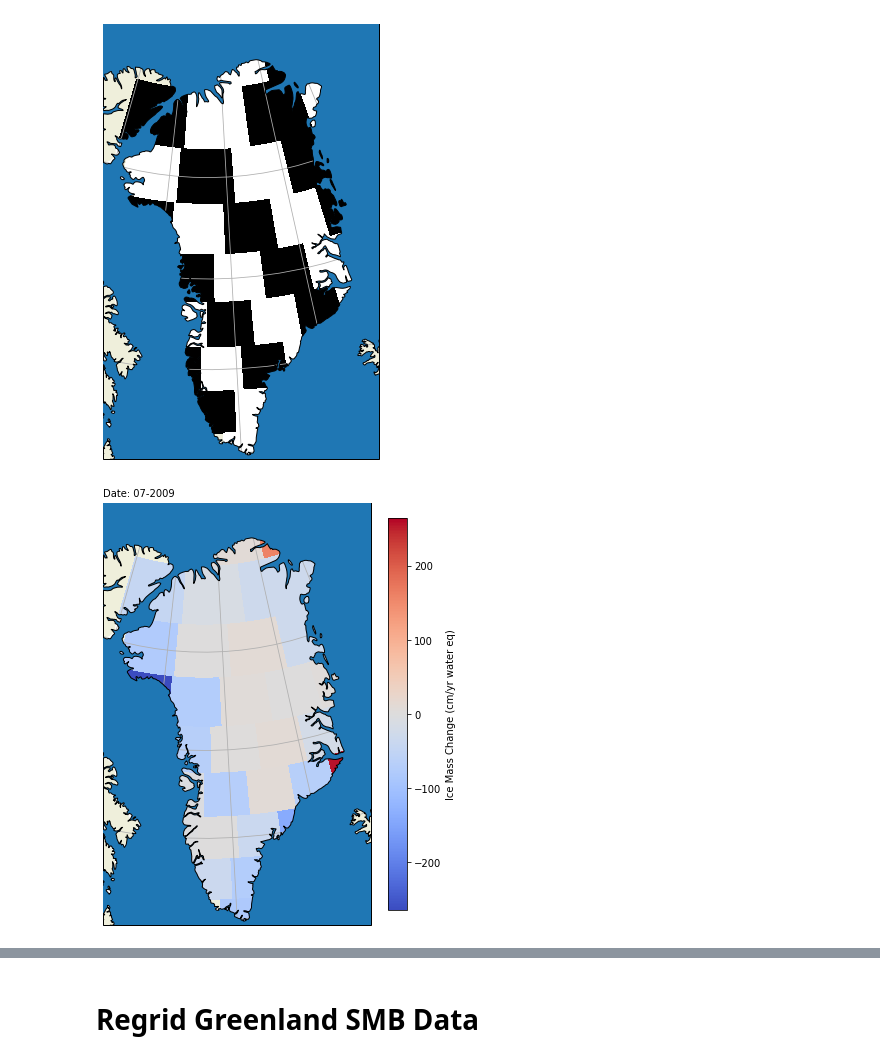
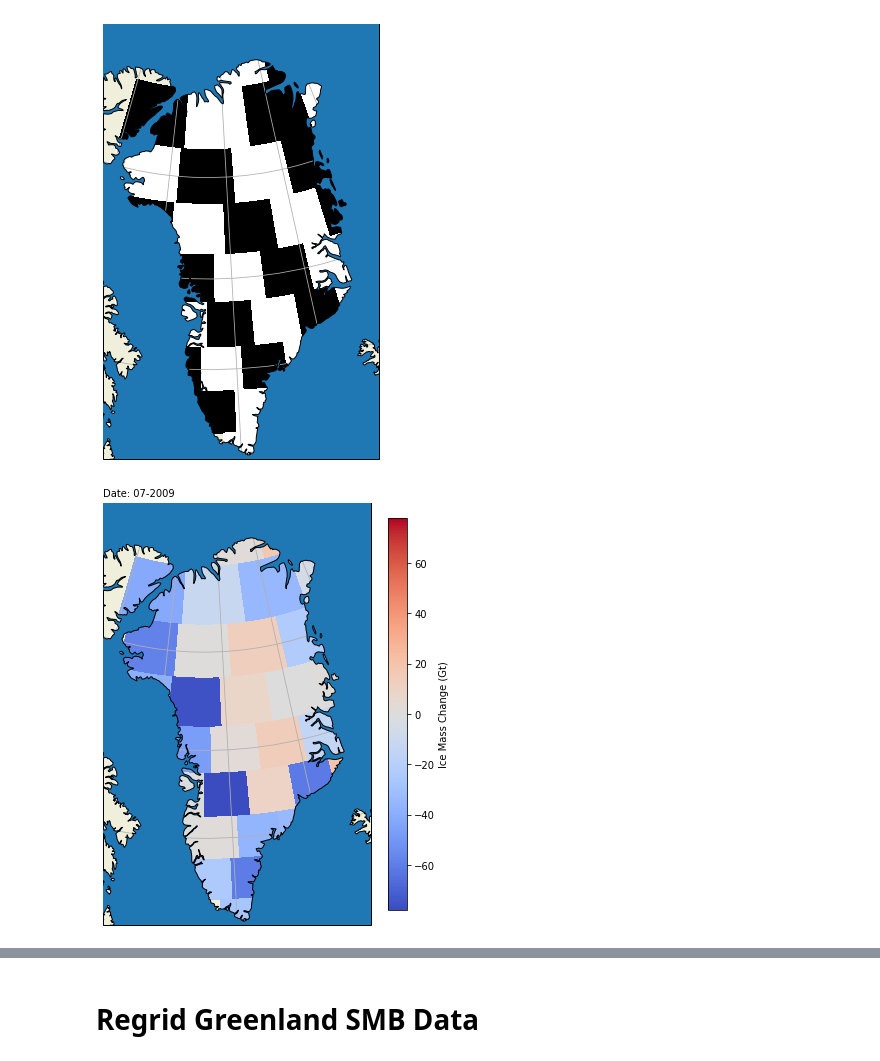
Before and after one commit to AdriaanGr/MAIO_project, a Jupyter notebook: MAIO_project2.ipynb, the cells around one changed output, grey strips where cells are left out. Drawn from its saved outputs; the diff is of its cells as text; code cells hidden in the pictures.

```diff
--- a/MAIO_project2.ipynb
+++ b/MAIO_project2.ipynb
@@ -11,5 +11,5 @@ import re
 
 from netCDF4 import Dataset
 # %%
-N = np.size(glob.glob("./JPL_mscn*.csv", recursive=True))
+N = np.size(glob.glob("./dataGt/JPL_mscn*.csv", recursive=True))
 M = np.shape(np.genfromtxt('JPL_mscn017.csv', delimiter=',', skip_header=15))[0]
@@ -18,10 +16,12 @@ M = np.shape(np.genfromtxt('JPL_mscn017.csv', delimiter=',', skip_header=15))[0]
 # %%
-file_n = sorted(glob.glob("./JPL_mscn*.csv", recursive=True))
+file_n = sorted(glob.glob("./dataGt/JPL_mscn*.csv", recursive=True))
 file_ids = np.zeros(len(file_n), dtype=np.int)
+area_mscn = np.ones(len(file_n))
 
 data = np.empty((N, M, 2))
 for i, fn in enumerate(file_n):
     file = np.genfromtxt(fn, delimiter=',', skip_header=15)
     #print(file.shape,i)
+    area_mscn[i] = np.genfromtxt(fn, delimiter=',', skip_header=6, skip_footer=170)[1]
     data[i] = file
     file_ids[i] = int(re.search("JPL_mscn(.+?)csv", fn).group(1)[:-1])
@@ -333,20 +320,20 @@ plt.show()
 # %%
 # Verbeterde Plot Routine
 XV, YV, fit = rebin_data(sdata[:,time], lat, lon)
 proj = ccrs.LambertConformal(central_latitude=90, central_longitude=310)
 #proj = ccrs.PlateCarree(central_longitude=310)
 
 
 f, ax = plt.subplots(figsize=(6, 8), subplot_kw=dict(projection=proj))
 cb = ax.pcolor(XV, YV, fit, cmap=plt.cm.coolwarm, vmin = -np.max(np.abs(fit)), vmax = np.max(np.abs(fit)), transform=ccrs.PlateCarree())
 ax.set_extent([-65, -25, 59, 85], ccrs.PlateCarree())
 ax.add_feature(cfeature.LAND)
 ax.add_feature(cfeature.NaturalEarthFeature('physical', 'ocean', '50m'), zorder=100, edgecolor='k')
 ax.gridlines()
 ax.text(0.125, 0.88, "Date: %s" % tims[time].strftime("%m-%Y"), transform=f.transFigure)
 cax = f.colorbar(cb, ax=[ax], shrink=0.9)
-cax.set_label("Ice Mass Change (cm/yr water eq)")
-f.savefig("./Pictures2/data_%s.png" % tims[time].strftime("%m_%Y"), dpi=300)
+cax.set_label("Ice Mass Change (Gt)")
+f.savefig("./Pictures/data_%s_total.png" % tims[time].strftime("%m_%Y"), dpi=300)
 plt.show()
 # %% [output]
-[figure, old version]
+[figure, new version]
```
Also changed, not shown: parts of 31 cells of this notebook, 1 other file.
